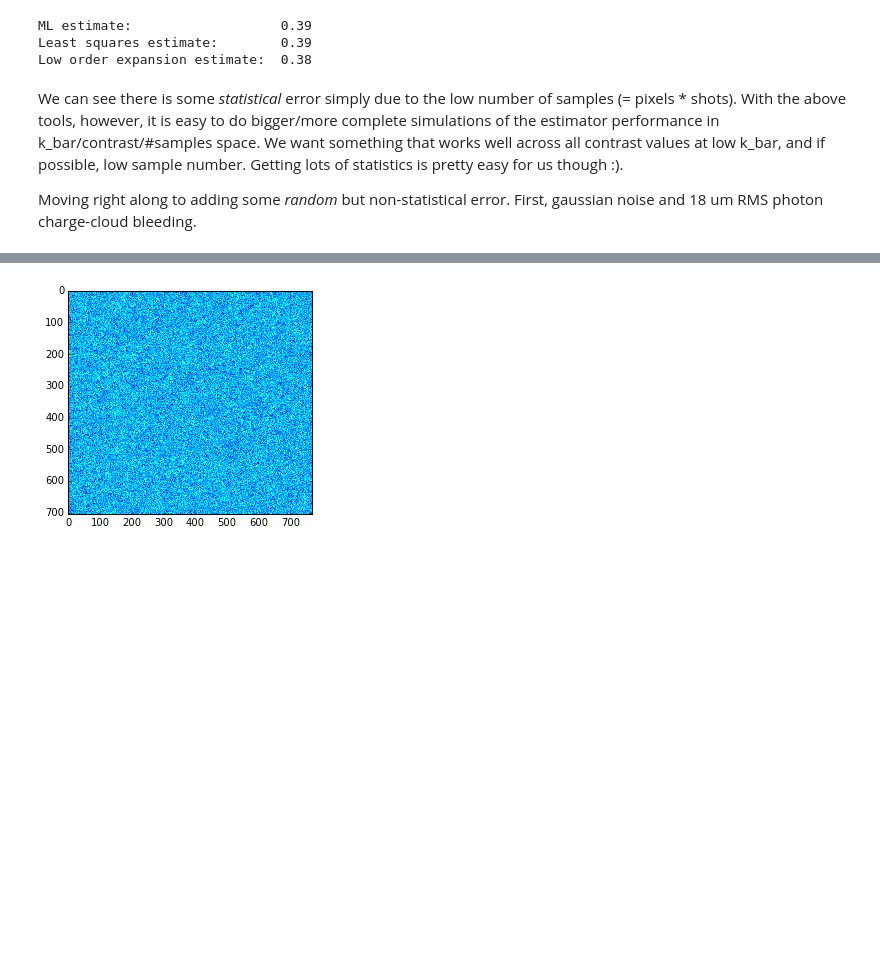
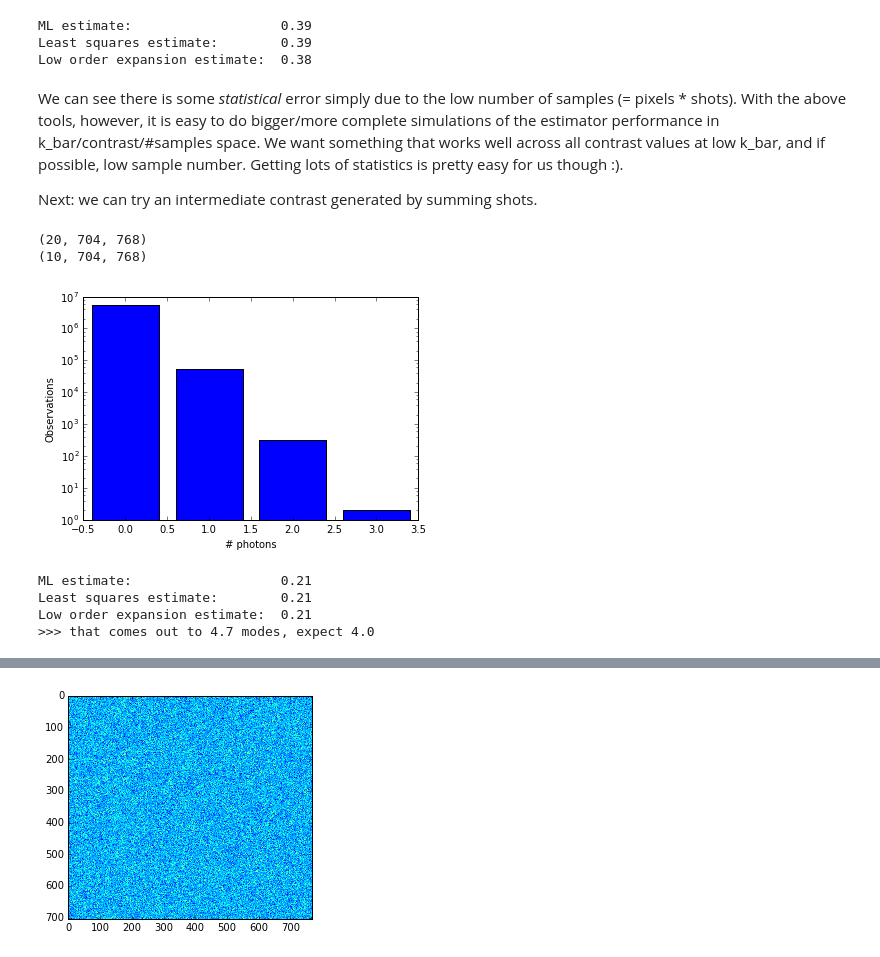
Before and after one commit to tjlane/speckle, a Jupyter notebook: examples/spatial_estimator_evaluation.ipynb, the cells around one changed output, grey strips where cells are left out. Drawn from its saved outputs; the diff is of its cells as text; code cells hidden in the pictures; blank space fills up the shorter version.

```diff
--- a/examples/spatial_estimator_evaluation.ipynb
+++ b/examples/spatial_estimator_evaluation.ipynb
@@ -56,4 +59,42 @@ Low order expansion estimate:  0.38
 # %% [markdown]
 We can see there is some *statistical* error simply due to the low number of samples (= pixels * shots). With the above tools, however, it is easy to do bigger/more complete simulations of the estimator performance in k_bar/contrast/#samples space. We want something that works well across all contrast values at low k_bar, and if possible, low sample number. Getting lots of statistics is pretty easy for us though :).
 
-Moving right along to adding some *random* but non-statistical error. First, gaussian noise and 18 um RMS photon charge-cloud bleeding.
+Next: we can try an intermediate contrast generated by summing shots.
+# %%
+
+n_shots_to_sum = 2
+imgs = contrast.negative_binomial_samples(k_bar / n_shots_to_sum,
+                                          beta,
+                                          size=(n_shots * n_shots_to_sum, shp[0], shp[1]))
+
+# this (opaque) line sums every "n_shots_to_sum" together
+print imgs.shape
+imgs = np.array( [ np.sum(imgs[x::n_shots,:,:], axis=0) for x in range(n_shots) ] )
+print imgs.shape
+
+photon_hist = np.bincount(imgs.flatten())
+
+figure()
+bar(arange(photon_hist.shape[0]) - 0.4, photon_hist)
+yscale('log')
+xlabel('# photons')
+ylabel('Observations')
+show()
+
+B_ml  = contrast.fit_negative_binomial_from_hist(photon_hist, method='ml')
+B_lsq = contrast.fit_negative_binomial_from_hist(photon_hist, method='lsq')
+B_xp  = contrast.fit_negative_binomial_from_hist(photon_hist, method='expansion')
+
+print 'ML estimate:                   %.2f' % B_ml[0]
+print 'Least squares estimate:        %.2f' % B_lsq[0]
+print 'Low order expansion estimate:  %.2f' % B_xp[0]
+
+print '>>> that comes out to %.1f modes, expect %.1f' % (1.0 / B_ml[0], n_shots_to_sum / beta)
+# %% [output]
+(20, 704, 768)
+(10, 704, 768)
+[figure, added]
+ML estimate:                   0.21
+Least squares estimate:        0.21
+Low order expansion estimate:  0.21
+>>> that comes out to 4.7 modes, expect 4.0
```
Also changed, not shown: parts of 6 cells of this notebook.
